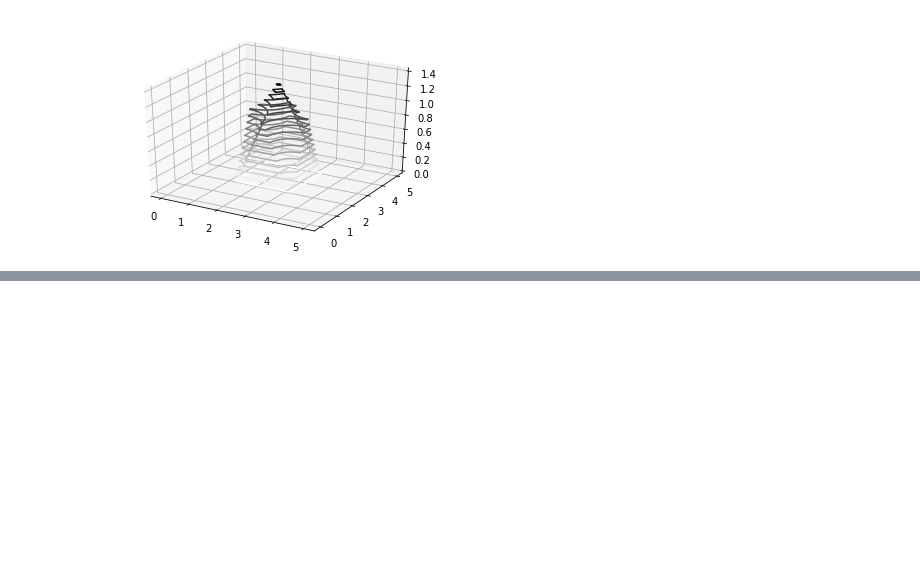
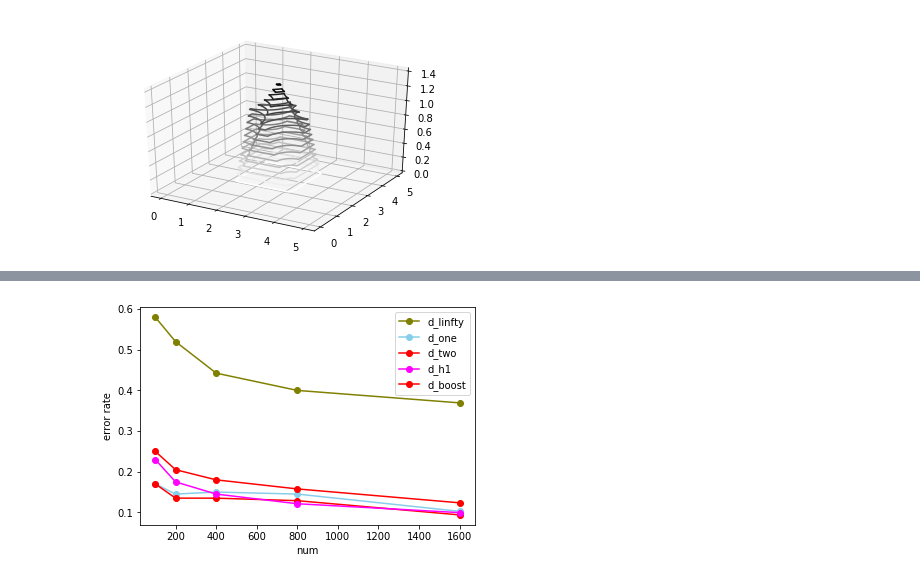
Before and after one commit to pigozzif/P1.4_seed, a Jupyter notebook: final_project/Final_Project_Numerical_Analysis_Federico_Pigozzi.ipynb, the cells around one changed output, grey strips where cells are left out. Cells and saved outputs as stored; diff of their text form; code cells hidden in the pictures; blank space fills up the shorter version.

```diff
--- a/final_project/Final_Project_Numerical_Analysis_Federico_Pigozzi.ipynb
+++ b/final_project/Final_Project_Numerical_Analysis_Federico_Pigozzi.ipynb
@@ -602,0 +598,12 @@ print(ans)
+# %%
+x = [100, 200, 400, 800, 1600]
+plot(x, ans[:,0], label="d_linfty", marker="o", color="olive")
+plot(x, ans[:,1], label="d_one", marker="o", color="skyblue")
+plot(x, ans[:,2], label="d_two", marker="o", color="red")
+plot(x, ans[:,3], label="d_h1", marker="o", color="magenta")
+plot(x, ans[:,4], label="d_boost", marker="o", color="red")
+xlabel("num")
+ylabel("error rate")
+_ = legend()
+# %% [output]
+[figure, added]
```
Also changed, not shown: parts of 18 cells of this notebook.
